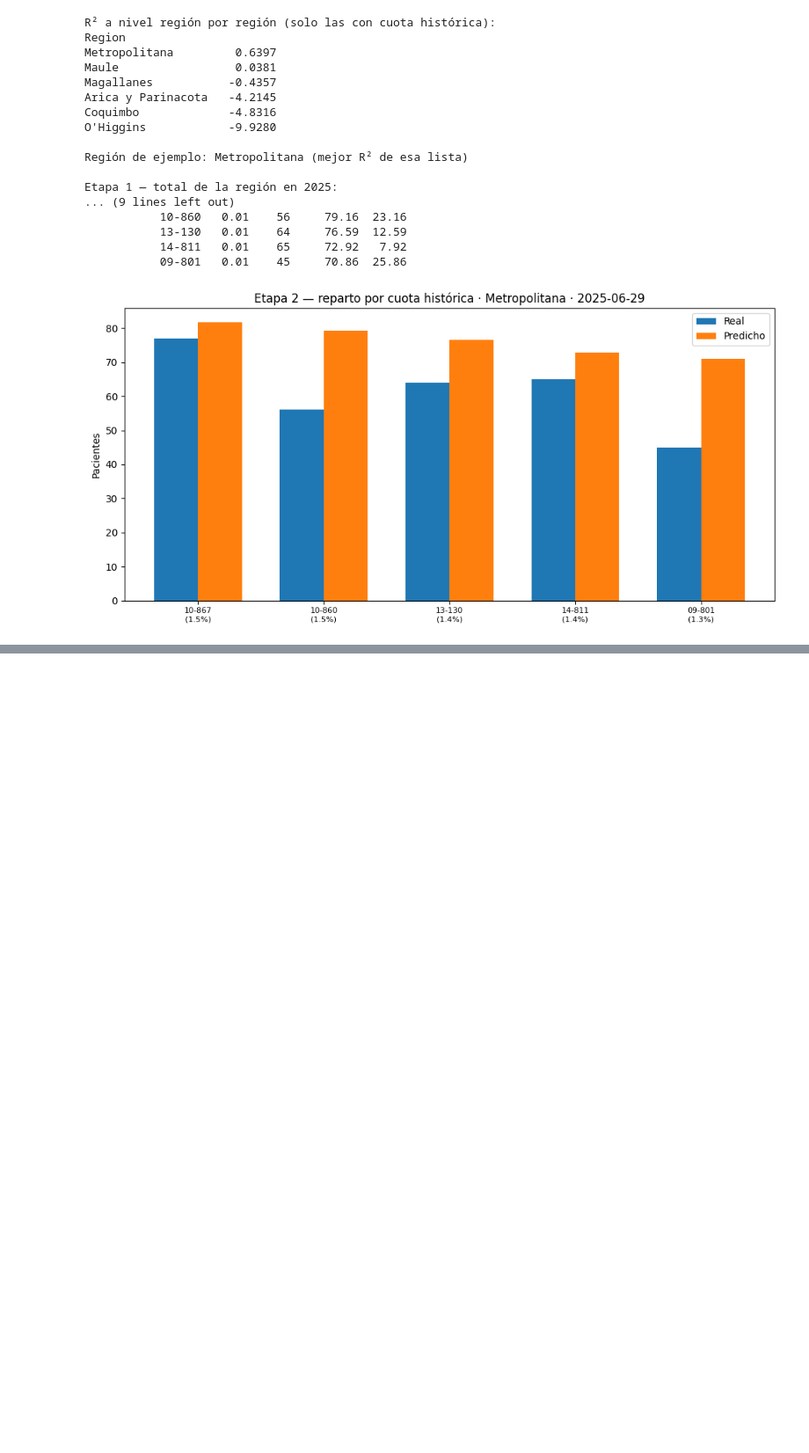
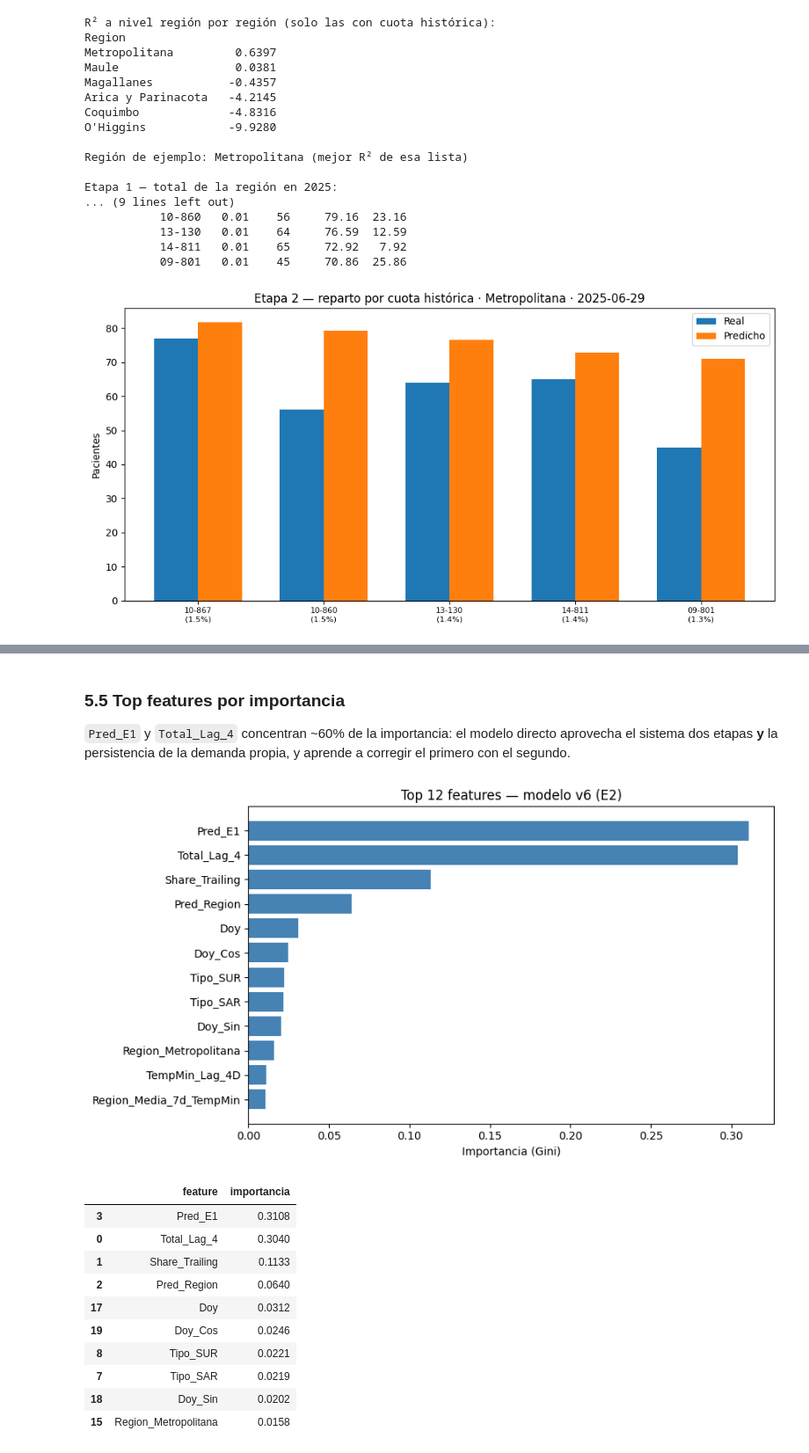
Before and after one commit to bupsidu/Healthcare_Analytics_Project, a Jupyter notebook: Modelo/notebooks/03_demo_prediccion_96h.ipynb, the cells around one changed output, grey strips where cells are left out. Shown at 88% size. Drawn from its saved outputs; the diff is of its cells as text; code cells hidden in the pictures; blank space fills up the shorter version.

```diff
--- a/Modelo/notebooks/03_demo_prediccion_96h.ipynb
+++ b/Modelo/notebooks/03_demo_prediccion_96h.ipynb
@@ -482,0 +513,30 @@ plt.show()
+# %%
+# Artefactos del modelo v6 (E2) — se leen directo del proyecto tesis
+TESIS = Path("/Users/naferyh/Desktop/Proyectos/Proyecto de título")
+modelo_v6_path = TESIS / "models" / "model_rf_directo_v6e2.joblib"
+meta_v6_path = TESIS / "models" / "model_metadata_v6e2.json"
+
+faltantes = [p.name for p in (modelo_v6_path, meta_v6_path) if not p.exists()]
+if faltantes:
+    print("Faltan artefactos v6 en", TESIS / "models")
+    print("Faltantes:", faltantes)
+else:
+    with open(meta_v6_path, encoding="utf-8") as f:
+        meta_v6 = json.load(f)
+    model_v6 = joblib.load(modelo_v6_path)
+
+    print(f"Release:   {meta_v6['release']}")
+    print(f"Features:  {meta_v6['n_features']}")
+    print(f"Split:     {meta_v6['configuracion']['split']}")
+    hp = meta_v6["configuracion"]["hiperparametros"]
+    print(f"Horizonte: {meta_v6['configuracion']['horizonte_horas']} horas "
+          f"(lag de demanda = {meta_v6['configuracion']['lag_dias']} días)")
+    print(f"Modelo:    RandomForest | n_estimators={hp['n_estimators']} | "
+          f"max_depth={hp['max_depth']} | semilla={hp['random_state']}")
+
+    m = meta_v6["metricas_establecimiento"]
+    print("\nMétricas oficiales (test 2025, nivel establecimiento + día):")
+    print(f"  MAE={m['MAE']:.4f}  RMSE={m['RMSE']:.4f}  R²={m['R2']:.4f}  "
+          f"sesgo={m['sesgo_pct']:+.2f}%  (n={m['n']:,})")
+
+meta_v6["features"]
@@ -482,0 +809,33 @@ plt.show()
+# %% [markdown]
+### 5.5 Top features por importancia
+
+`Pred_E1` y `Total_Lag_4` concentran ~60% de la importancia: el modelo directo
+aprovecha el sistema dos etapas **y** la persistencia de la demanda propia,
+y aprende a corregir el primero con el segundo.
+# %%
+imp_v6 = (pd.DataFrame({"feature": feature_cols_v6,
+                        "importancia": model_v6.feature_importances_})
+          .sort_values("importancia", ascending=False))
+
+top = imp_v6.head(12).iloc[::-1]
+plt.figure(figsize=(9, 5))
+plt.barh(top["feature"], top["importancia"], color="steelblue")
+plt.xlabel("Importancia (Gini)")
+plt.title("Top 12 features — modelo v6 (E2)")
+plt.tight_layout()
+plt.show()
+
+imp_v6.head(10).round(4)
+# %% [output]
+[figure, added]
+|  | feature | importancia |
+| 3 | Pred_E1 | 0.3108 |
+| 0 | Total_Lag_4 | 0.3040 |
+| 1 | Share_Trailing | 0.1133 |
+| 2 | Pred_Region | 0.0640 |
+| 17 | Doy | 0.0312 |
+| 19 | Doy_Cos | 0.0246 |
+| 8 | Tipo_SUR | 0.0221 |
+| 7 | Tipo_SAR | 0.0219 |
+| 18 | Doy_Sin | 0.0202 |
+| 15 | Region_Metropolitana | 0.0158 |
```
Also changed, not shown: parts of 15 cells of this notebook, 12 other files.
